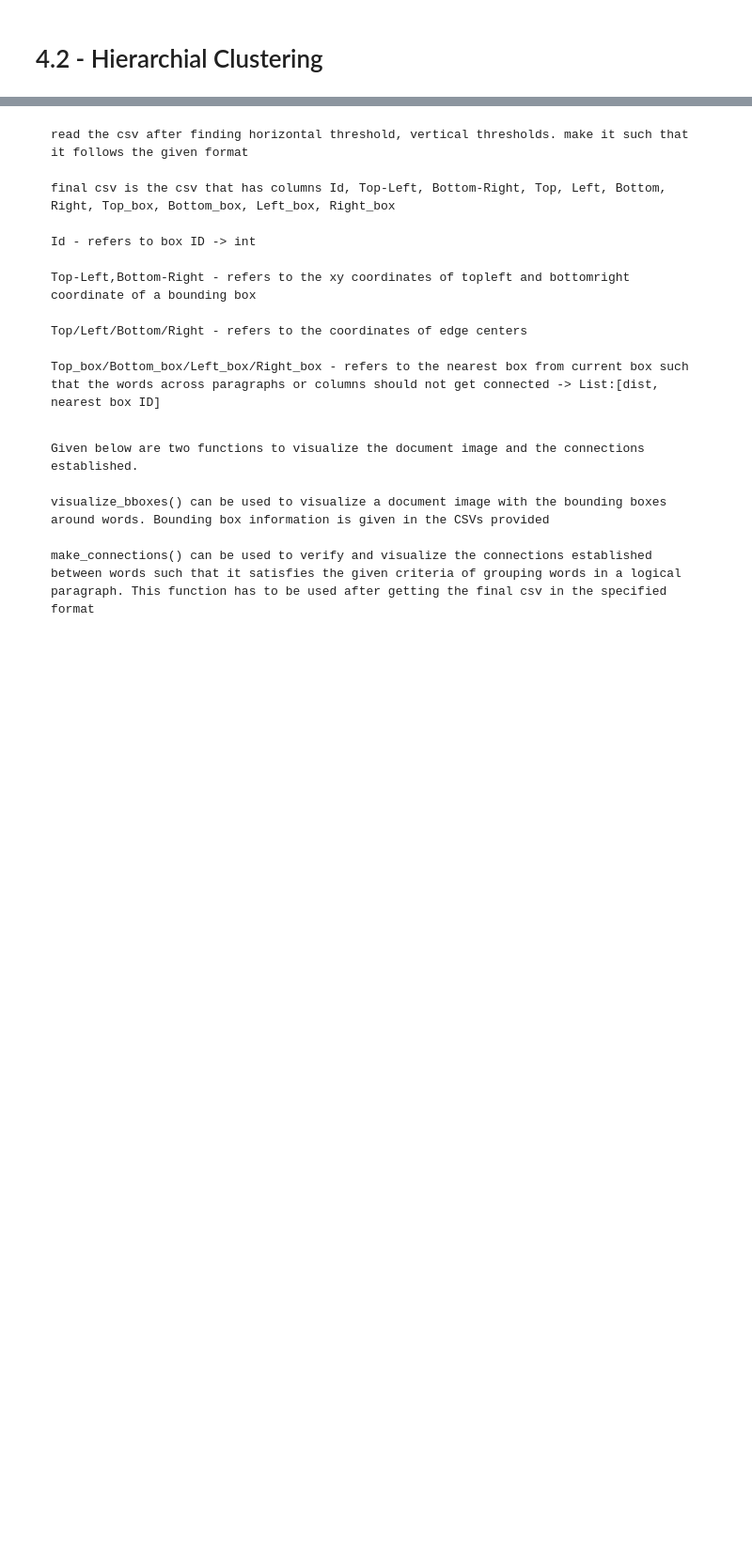
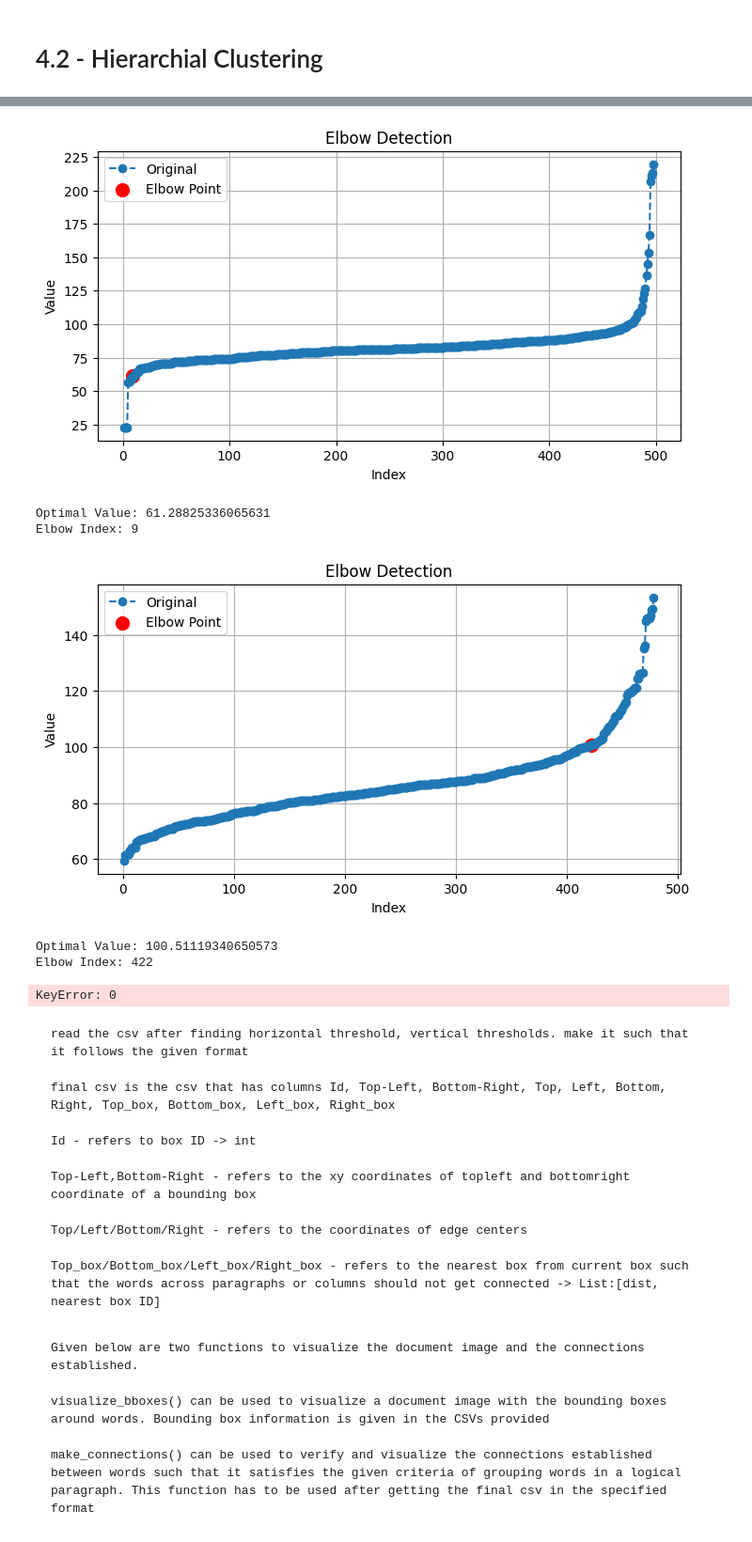
Before and after one commit to ROHIT32767/SMAI-A2, a Jupyter notebook: 4.ipynb, the cells around one changed output, grey strips where cells are left out. Shown at 94% size. Saved outputs shown, nothing was run; the diff lists cells and outputs as text; code cells hidden in the pictures; blank space fills up the shorter version.

````diff
--- a/4.ipynb
+++ b/4.ipynb
@@ -364,3 +367,61 @@ plt.title('Elbow Detection');plt.xlabel('Index');plt.ylabel('Value');plt.grid(Tr
+# %%
+values = horizontal_distances
+window_length = 5
+polyorder = 2
+smoothed_values = savgol_filter(values, window_length, polyorder)
+z_scores = zscore(smoothed_values)
+outlier_threshold = 1.5
+non_outlier_indices = np.where(np.abs(z_scores) <= outlier_threshold)
+non_outlier_values = [values[i] for i in non_outlier_indices[0]]
+second_derivative = np.diff(np.diff(non_outlier_values))
+elbow_index = np.argmax(second_derivative) + 2
+optimal_value = values[elbow_index - 1]
+plt.figure(figsize=(8, 4))
+plt.plot(range(1, len(values) + 1), values, marker='o', linestyle='--', label='Original')
+plt.scatter(elbow_index, optimal_value, c='red', marker='o', label='Elbow Point', s=100)
+plt.title('Elbow Detection');plt.xlabel('Index');plt.ylabel('Value');plt.grid(True);plt.legend();plt.show()
+print(f'Optimal Value: {optimal_value}')
+print(f'Elbow Index: {elbow_index}')
+
+values = vertical_distances
+values = values[10:-10]
+window_length = 5
+polyorder = 2
+smoothed_values = savgol_filter(values, window_length, polyorder)
+z_scores = zscore(smoothed_values)
+outlier_threshold = 1.5
+non_outlier_indices = np.where(np.abs(z_scores) <= outlier_threshold)
+non_outlier_values = [values[i] for i in non_outlier_indices[0]]
+second_derivative = np.diff(np.diff(non_outlier_values))
+elbow_index = np.argmax(second_derivative) + 2
+optimal_value1 = values[elbow_index - 1]
+plt.figure(figsize=(8, 4))
+plt.plot(range(1, len(values) + 1), values, marker='o', linestyle='--', label='Original')
+plt.scatter(elbow_index, optimal_value1, c='red', marker='o', label='Elbow Point', s=100)
+plt.title('Elbow Detection');plt.xlabel('Index');plt.ylabel('Value');plt.grid(True);plt.legend();plt.show()
+print(f'Optimal Value: {optimal_value1}')
+print(f'Elbow Index: {elbow_index}')
+for index, row in euclidean.iterrows():
+    if(euclidean.at[index, 'Top_Box'][0] >= optimal_value1 or cluster_id_mapping[index] != cluster_id_mapping[euclidean.at[index, 'Top_Box'][1]-1]):
+        euclidean.at[index, 'Top_Box'][1] = 0
+        euclidean.at[index, 'Top_Box'][0] = -1
+    if(euclidean.at[index, 'Bottom_Box'][0] >= optimal_value1 or cluster_id_mapping[index] != cluster_id_mapping[euclidean.at[index, 'Bottom_Box'][1]-1]):
+        euclidean.at[index, 'Bottom_Box'][1] = 0
+        euclidean.at[index, 'Bottom_Box'][0] = -1
+    if(euclidean.at[index, 'Left_Box'][0] >= optimal_value or cluster_id_mapping[index] != cluster_id_mapping[euclidean.at[index, 'Left_Box'][1]-1]):
+        euclidean.at[index, 'Left_Box'][0] = -1
+        euclidean.at[index, 'Left_Box'][1] = 0
+    if(euclidean.at[index, 'Right_Box'][0] >= optimal_value or cluster_id_mapping[index] != cluster_id_mapping[euclidean.at[index, 'Right_Box'][1]-1]):
+        euclidean.at[index, 'Right_Box'][1] = 0
+        euclidean.at[index, 'Right_Box'][0] = -1
+# %% [output]
+[figure, added]
+Optimal Value: 61.28825336065631
+Elbow Index: 9
+[figure, added]
+Optimal Value: 100.51119340650573
+Elbow Index: 422
+KeyError: 0
 # %% [markdown]
 ```
 read the csv after finding horizontal threshold, vertical thresholds. make it such that it follows the given format
````
Also changed, not shown: parts of 1 cell of this notebook, 5 other files.
